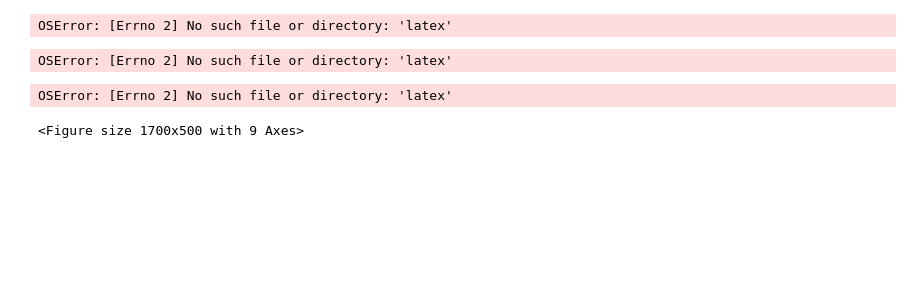
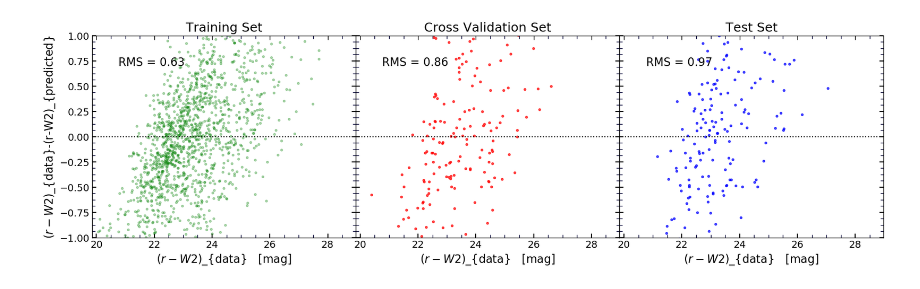
Before and after one commit to jl582/reddening_Ast399, a Jupyter notebook: playing_with_Random_Forest.ipynb, the cells around one changed output. Drawn from its saved outputs; the diff is of its cells as text; code cells hidden in the pictures; blank space fills up the shorter version.

```diff
--- a/playing_with_Random_Forest.ipynb
+++ b/playing_with_Random_Forest.ipynb
@@ -25,11 +25,6 @@ import random
 
 from redTools import *
 from Kcorrect import *
-
-from matplotlib import rcParams
-rcParams["font.size"] = 14
-rcParams["text.usetex"] = True
-rcParams["text.latex.preamble"] = r"\usepackage{cmbright}"
 
 ####################################### Set Axes
 def set_axes(ax_list, xlim, ylim):
@@ -122,7 +117,7 @@ def makePlot(x_trn, y_trn, p_y_trn, x_cvl, y_cvl, p_y_cvl, x_tst, y_tst, p_y_tst
                     tick.label.set_fontsize(14)
 
 
-    fig.savefig(plotName+".png")
+    #fig.savefig(plotName+".png")
     plt.show()
 #######################################
 # %%
@@ -142,40 +137,37 @@ table = np.genfromtxt(inFile , delimiter=',', filling_values=-1, names=True, dty
 table_tst, table_cvl, table_trn = prepareSamples(table, Seed_cross=300)
 
 
 ################################ Feature selection, regression parameters
-features = ['g_r', 'r_i', 'i_z', 'c21w', 'mu50']
-output   = 'logWimx'
+features = ['g_r', 'r_i', 'i_z', 'c21w', 'mu50', 'logWimx']
+output   = 'r_w2'
 max_depth=2000
 n_estimators=2000
 max_features=len(features)
-min_samples_leaf=10
+min_samples_leaf=14
 bootstrap=True
 ################################ Regression (Random Forest)
 regr, x_trn, y_trn, p_y_trn, x_cvl, y_cvl, p_y_cvl, x_tst, y_tst, p_y_tst = esn_RForest( \
     table_tst, table_cvl, table_trn, \
         features, output, \
             max_features=max_features, min_samples_leaf=min_samples_leaf, bootstrap=bootstrap)
 importances = regr.feature_importances_
 print 'Feature Importances: ', importances
 for j in range(len(features)):
     if features[j]!='logWimx':
         print features[j], '\t-->  '+'%.2f'%(importances[j]*100)+'%'
     else: print features[j], '-->  '+'%.2f'%(importances[j]*100)+'%'
 
 ################################ Plotting
 text     = 'r-W2'
 text_unit = 'mag'
 x0 = np.min(table_tst[output])
 x1 = np.max(table_tst[output])
-xlabel = r'$('+text+')'+'_{data}$'+'   ['+text_unit+']'
-ylabel = r'$('+text+')'+'_{data}'+'-'+'('+text+')'+'_{predicted}$'
+xlabel = r'$('+text+')$'+'_{data}'+'   ['+text_unit+']'
+ylabel = r'$('+text+')$'+'_{data}'+'-'+'('+text+')'+'_{predicted}'
 xlim = [x0,x1]
 ylim = [-1,1]
 makePlot(x_trn, y_trn, p_y_trn, x_cvl, y_cvl, p_y_cvl, x_tst, y_tst, p_y_tst, \
         xlim, ylim, xlabel, ylabel, plotName='RF_grIz_mu50_logWimx_c21w')
 # %% [output]
-OSError: [Errno 2] No such file or directory: 'latex'
-OSError: [Errno 2] No such file or directory: 'latex'
-OSError: [Errno 2] No such file or directory: 'latex'
-<Figure size 1700x500 with 9 Axes>
+[figure, added]
 # %%
```
Also changed, not shown: parts of 1 cell of this notebook, 1 other file.
